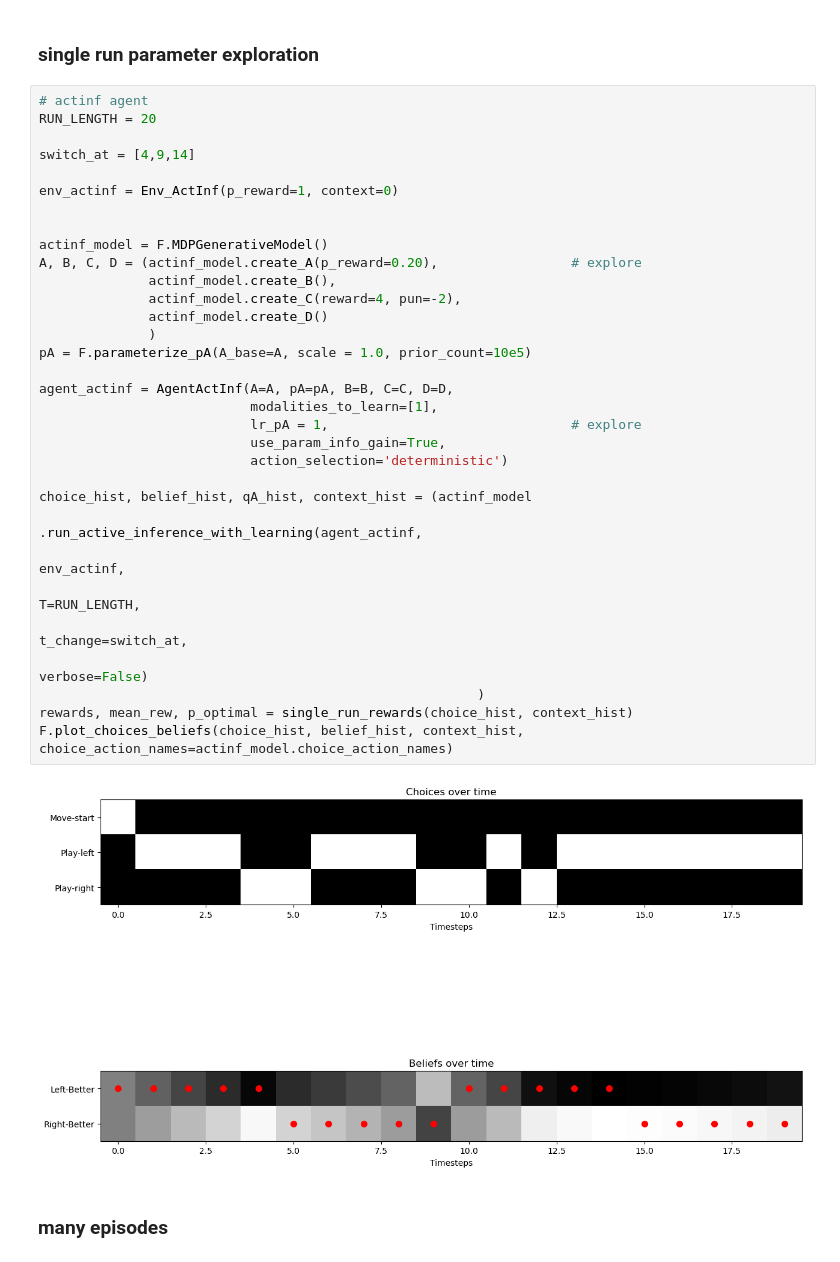
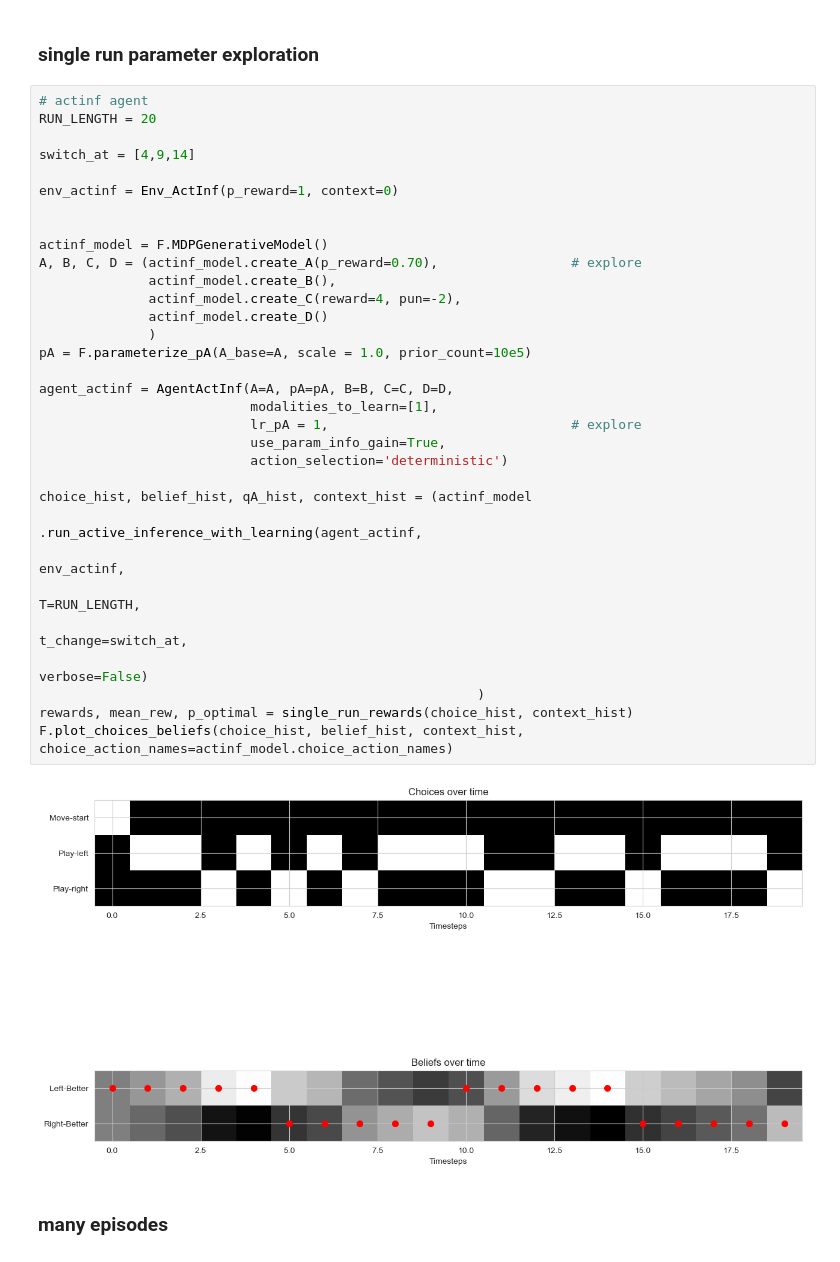
Before and after one commit to marek1n/rl-sim, a Jupyter notebook: RLsim.ipynb, the cells around one changed output. Cells and saved outputs as stored; diff of their text form.

Commit message:
plotting

```diff
--- a/RLsim.ipynb
+++ b/RLsim.ipynb
@@ -53,35 +51,35 @@ rewards, mean, p_optimal = single_run_rewards(choice_hist, context_hist)
 RUN_LENGTH = 20
 
 switch_at = [4,9,14]
 
 env_actinf = Env_ActInf(p_reward=1, context=0)
 
 
 actinf_model = F.MDPGenerativeModel()
-A, B, C, D = (actinf_model.create_A(p_reward=0.20),                 # explore
+A, B, C, D = (actinf_model.create_A(p_reward=0.70),                 # explore
               actinf_model.create_B(),
               actinf_model.create_C(reward=4, pun=-2),
               actinf_model.create_D()
               )
 pA = F.parameterize_pA(A_base=A, scale = 1.0, prior_count=10e5)
 
 agent_actinf = AgentActInf(A=A, pA=pA, B=B, C=C, D=D,
                            modalities_to_learn=[1],
                            lr_pA = 1,                               # explore
                            use_param_info_gain=True,
                            action_selection='deterministic')
 
 choice_hist, belief_hist, qA_hist, context_hist = (actinf_model
                                                         .run_active_inference_with_learning(agent_actinf,
                                                                                             env_actinf,
                                                                                             T=RUN_LENGTH,
                                                                                             t_change=switch_at,
                                                                                             verbose=False)
                                                         )
 rewards, mean_rew, p_optimal = single_run_rewards(choice_hist, context_hist)
 F.plot_choices_beliefs(choice_hist, belief_hist, context_hist, choice_action_names=actinf_model.choice_action_names)
 # %% [output]
-[figure, old version]
+[figure, new version]
 # %% [markdown]
 ### many episodes
 # %%
```
Also changed, not shown: parts of 9 cells of this notebook.
